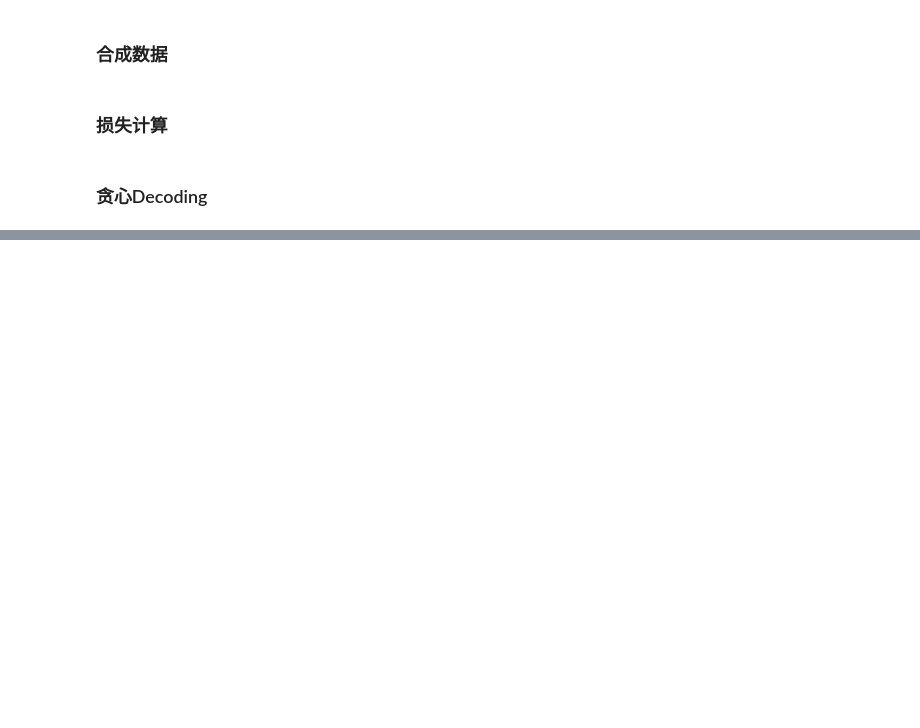
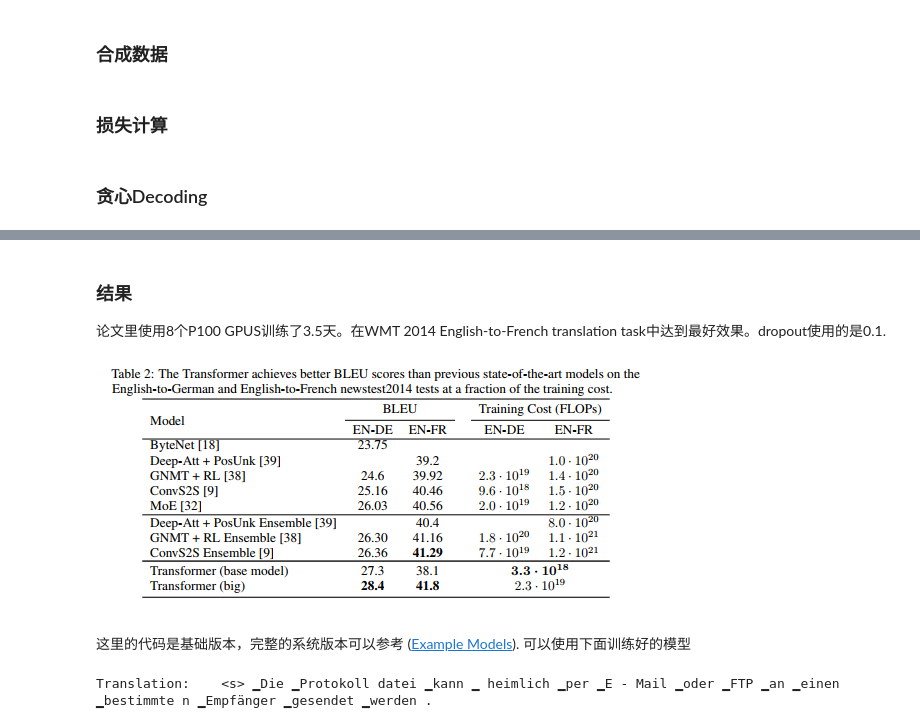
Before and after one commit to wen-fei/100-papers-recodes-plan, a Jupyter notebook: nlp/attention/The Annotated Transformer.ipynb, the cells around one changed output, grey strips where cells are left out. Drawn from its saved outputs; the diff is of its cells as text; code cells hidden in the pictures; blank space fills up the shorter version.

```diff
--- a/nlp/attention/The Annotated Transformer.ipynb
+++ b/nlp/attention/The Annotated Transformer.ipynb
@@ -579,0 +872,10 @@ KeyboardInterrupt:
+# %% [markdown]
+### 结果
+论文里使用8个P100 GPUS训练了3.5天。在WMT 2014 English-to-French translation task中达到最好效果。dropout使用的是0.1.
+# %%
+Image(filename="images/result.png")
+# %% [output]
+[figure, added]
+# %% [markdown]
+这里的代码是基础版本，完整的系统版本可以参考 ([Example Models](http://opennmt.net/Models-py/)).
+可以使用下面训练好的模型
@@ -579,0 +886,17 @@ KeyboardInterrupt:
+# %%
+model.eval()
+sent = "▁The ▁log ▁file ▁can ▁be ▁sent ▁secret ly ▁with ▁email ▁or ▁FTP ▁to ▁a ▁specified ▁receiver".split()
+src = torch.LongTensor([[SRC.stoi[w] for w in sent]])
+src = Variable(src)
+src_mask = (src != SRC.stoi["<blank>"]).unsqueeze(-2)
+out = greedy_decode(model, src, src_mask,
+                    max_len=60, start_symbol=TGT.stoi["<s>"])
+print("Translation:", end="\t")
+trans = "<s> "
+for i in range(1, out.size(1)):
+    sym = TGT.itos[out[0, i]]
+    if sym == "</s>": break
+    trans += sym + " "
+print(trans)
+# %% [output]
+Translation:    <s> ▁Die ▁Protokoll datei ▁kann ▁ heimlich ▁per ▁E - Mail ▁oder ▁FTP ▁an ▁einen ▁bestimmte n ▁Empfänger ▁gesendet ▁werden .
```
Also changed, not shown: parts of 36 cells of this notebook, 2 other files.
